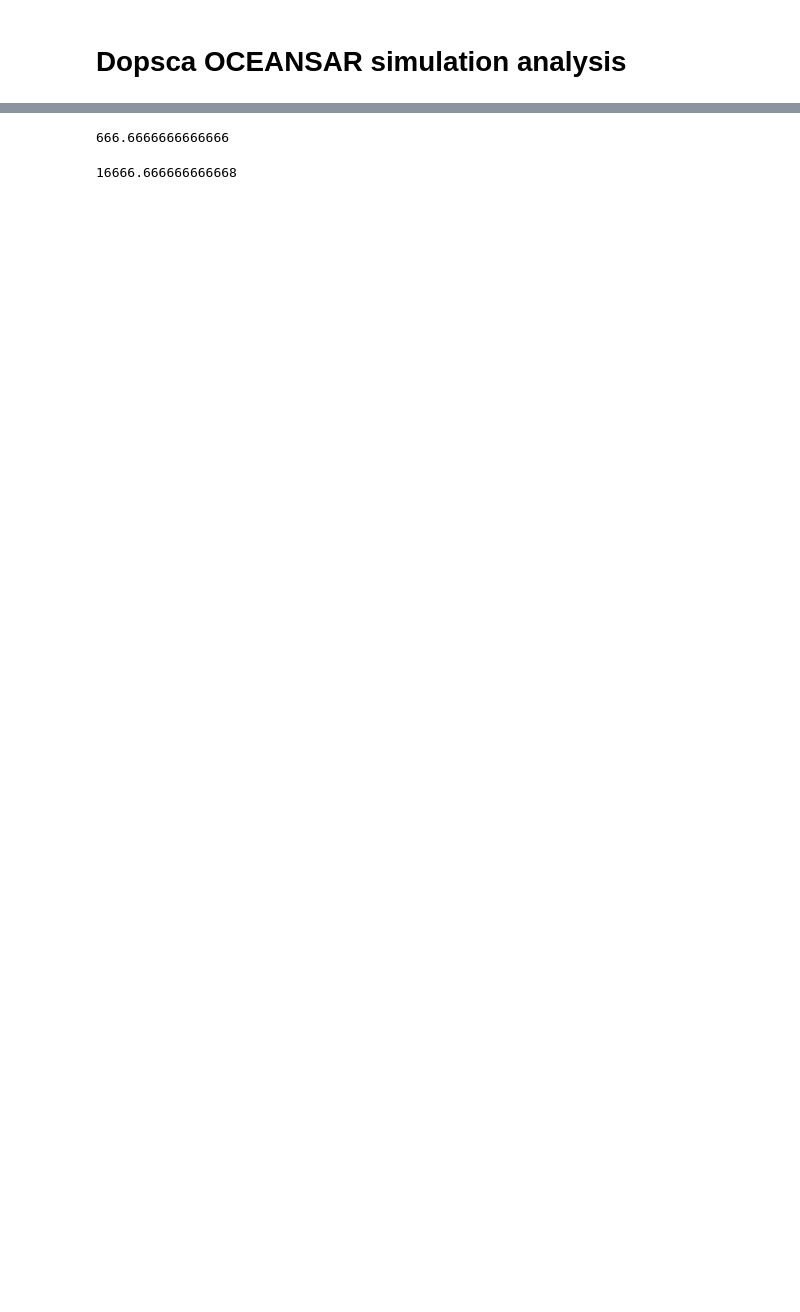
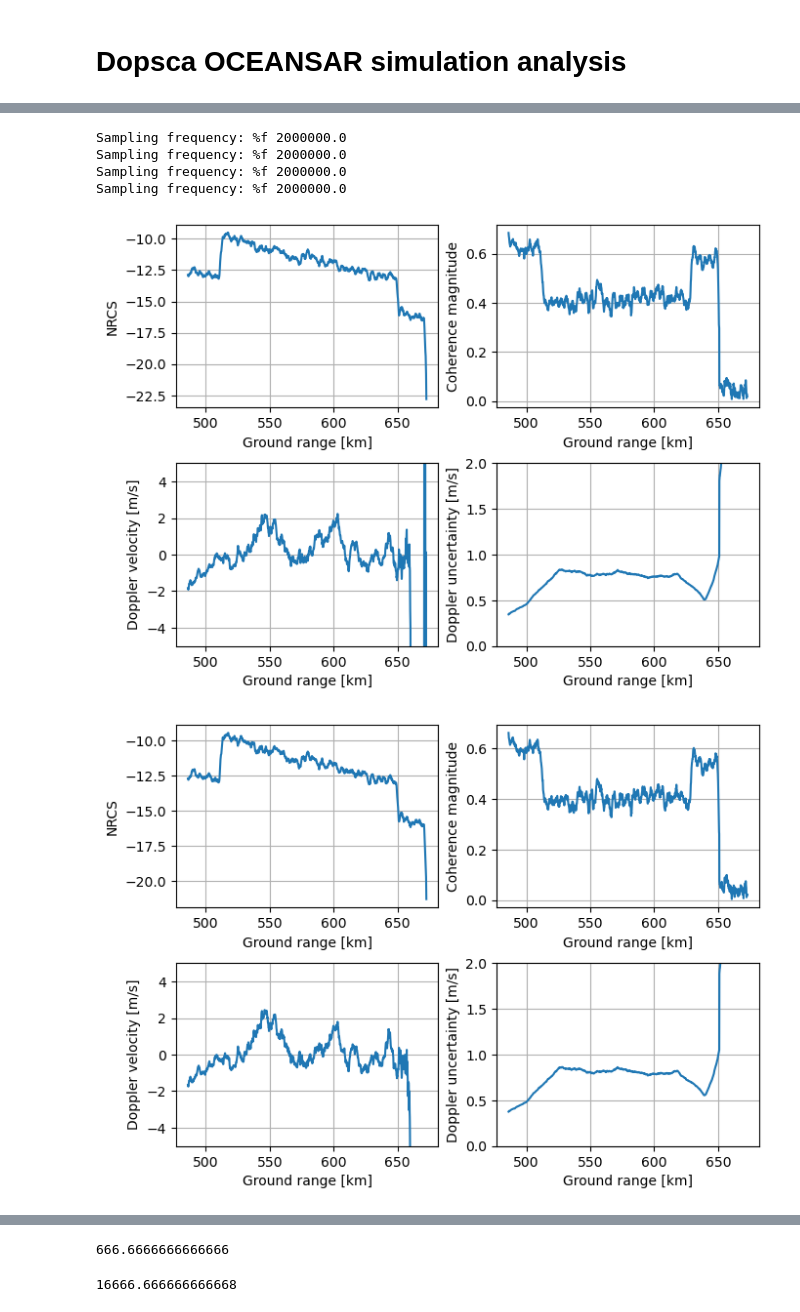
Before and after one commit to pakodekker/oceansar, a Jupyter notebook: Notebooks/dopsca_view.ipynb, the cells around one changed output, grey strips where cells are left out. Cells and saved outputs as stored; diff of their text form; code cells hidden in the pictures; blank space fills up the shorter version.

```diff
--- a/Notebooks/dopsca_view.ipynb
+++ b/Notebooks/dopsca_view.ipynb
@@ -14,3 +15,9 @@ Matplotlib is building the font cache; this may take a moment.
 # %%
-rawfile = "/Users/plopezdekker/LocalDATA/OceanSAR/dopsca_test_16x1km/raw_data.nc"
-scaraw  = xr.open_dataset(rawfile)
+rawfile = "/Users/plopezdekker/LocalDATA/OceanSAR/dopsca_test_16x10km/raw_data.nc"
+simdir =  "/Users/plopezdekker/LocalDATA/OceanSAR/dopsca_TSC0d0_U10d0_16x10km"
+rawfile = os.path.join(simdir, "ideal_raw_data.nc")
+sysfile = os.path.join(simdir, "sys_raw_data.nc")
+
+scaraw_sys  = xr.open_dataset(sysfile,engine='h5netcdf')
+scaraw_sys = scaraw_sys.load()
+scaraw_sys.close()
@@ -97,0 +117,37 @@ Sampling frequency: %f 2000000.0
+# %%
+rml2 = 200
+nrcs_prof, coh_20, rvel_20 = dpsca_coh(scaraw_sys, rg_ml=20, raw=True)
+nrcs_prof_200, coh_200, rvel_200_nonoise = dpsca_coh(scaraw_sys, rg_ml=rml2, raw=True)
+plot_dpsca(scaraw_sys, nrcs_prof, coh_20, coh_200, rml2,fontsize=10)
+
+nrcs2_prof, coh2_20, rvel_20 = dpsca_coh(scaraw_sys, rg_ml=20, raw=False)
+nrcs2_prof_200, coh2_200, rvel_200 = dpsca_coh(scaraw_sys, rg_ml=rml2, raw=False)
+plot_dpsca(scaraw_sys, nrcs2_prof, coh2_20, coh2_200, rml2,fontsize=10)
+figdir = os.path.join(simdir, "proc_plots")
+os.makedirs(figdir, exist_ok=True)
+plt.savefig(os.path.join(figdir,'nrcs_coh_dop.png'), dpi=300)
+
+geom = drgeo.QuickRadarGeometry(scaraw_sys.orbit_alt.values)
+sr0 = scaraw.sr0.values
+sr = sr0 + 3e8 * np.arange(scaraw_sys.rg_dim.size) / (2 * scaraw_sys.rg_sampling.values)
+gr = geom.sr_to_gr(sr)
+plt.figure(figsize=(3.5,2.5))
+plt.plot(gr/1e3, rvel_200[1]-rvel_200_nonoise[1])
+plt.ylim(-1,1)
+plt.grid()
+plt.xlabel('Ground range [km]')
+plt.ylabel('$\Delta v_D$ [m/s]')
+plt.tight_layout()
+plt.savefig(os.path.join(figdir,'system_introduced_dop.png'), dpi=300)
+
+
+# nrcs2_noerr_prof, coh2_noerr_20 = dpsca_coh(scaraw2_noerr, rg_ml=20, raw=True)
+# nrcs2_noerr_prof_200, coh2_noerr_200 = dpsca_coh(scaraw2_noerr, rg_ml=rml2, raw=True)
+# plot_dpsca(scaraw2_noerr, nrcs2_noerr_prof, coh2_noerr_20, coh2_noerr_200, rml2,fontsize=10)
+# %% [output]
+Sampling frequency: %f 2000000.0
+Sampling frequency: %f 2000000.0
+Sampling frequency: %f 2000000.0
+Sampling frequency: %f 2000000.0
+[figure, added]
+[figure, added]
```
Also changed, not shown: parts of 11 cells of this notebook, 1 other file.
